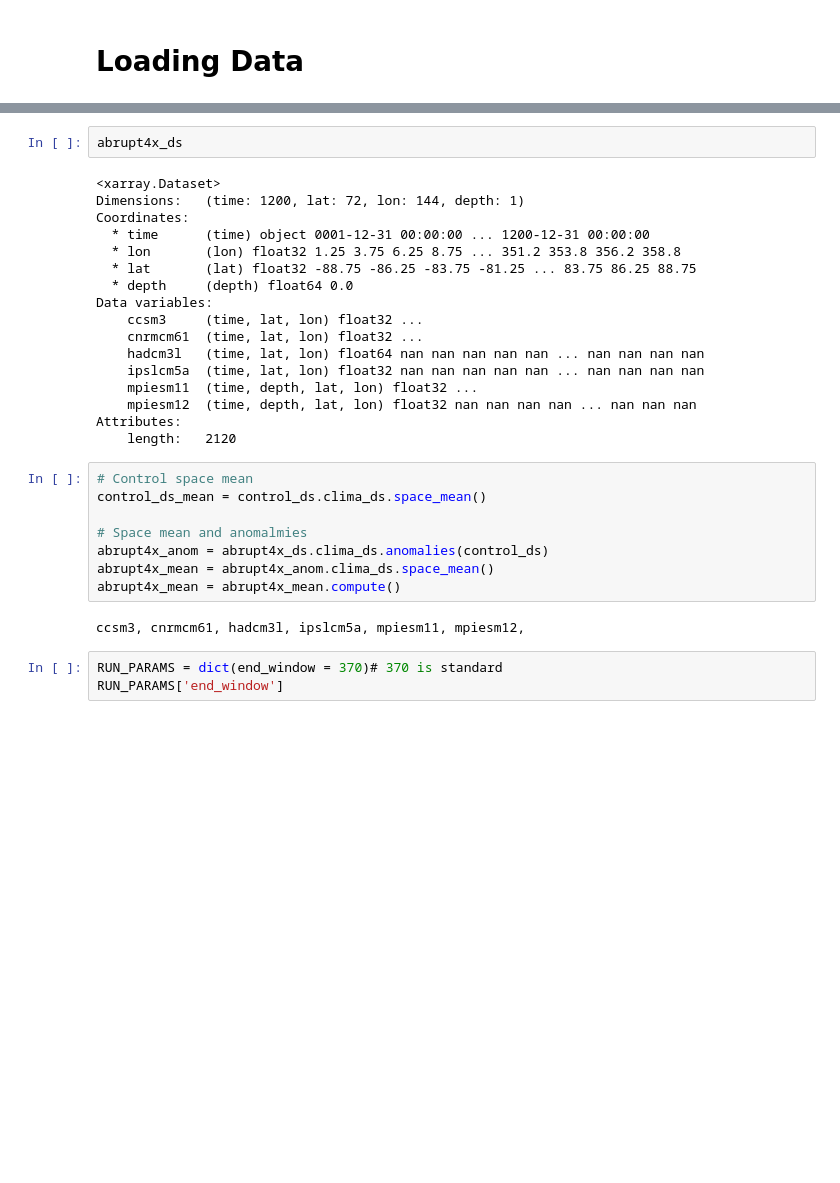
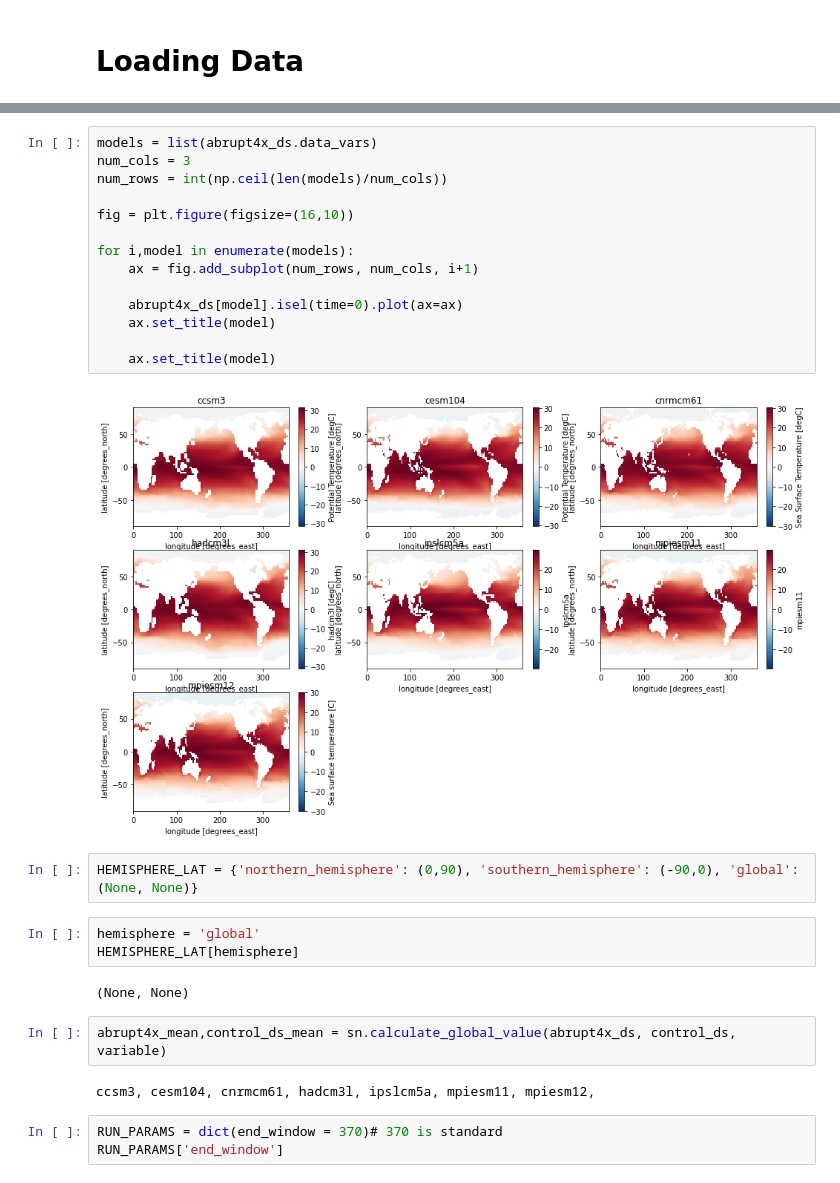
Before and after one commit to alexborowiak/PhD, a Jupyter notebook: longrunmip_03_mutimodel_mean_top_level_(nb27).ipynb, the cells around one changed output, grey strips where cells are left out. Drawn from its saved outputs; the diff is of its cells as text; blank space fills up the shorter version.

```diff
--- a/longrunmip_03_mutimodel_mean_top_level_(nb27).ipynb
+++ b/longrunmip_03_mutimodel_mean_top_level_(nb27).ipynb
@@ -114,32 +119,30 @@ Attributes:
-# %%
-abrupt4x_ds
-# %% [output]
-<xarray.Dataset>
-Dimensions:   (time: 1200, lat: 72, lon: 144, depth: 1)
-Coordinates:
-  * time      (time) object 0001-12-31 00:00:00 ... 1200-12-31 00:00:00
-  * lon       (lon) float32 1.25 3.75 6.25 8.75 ... 351.2 353.8 356.2 358.8
-  * lat       (lat) float32 -88.75 -86.25 -83.75 -81.25 ... 83.75 86.25 88.75
-  * depth     (depth) float64 0.0
-Data variables:
-    ccsm3     (time, lat, lon) float32 ...
-    cnrmcm61  (time, lat, lon) float32 ...
-    hadcm3l   (time, lat, lon) float64 nan nan nan nan nan ... nan nan nan nan
-    ipslcm5a  (time, lat, lon) float32 nan nan nan nan nan ... nan nan nan nan
-    mpiesm11  (time, depth, lat, lon) float32 ...
-    mpiesm12  (time, depth, lat, lon) float32 nan nan nan nan ... nan nan nan
-Attributes:
-    length:   2120
-# %%
-# Control space mean
-control_ds_mean = control_ds.clima_ds.space_mean()
-
-# Space mean and anomalmies
-abrupt4x_anom = abrupt4x_ds.clima_ds.anomalies(control_ds)
-abrupt4x_mean = abrupt4x_anom.clima_ds.space_mean()
-abrupt4x_mean = abrupt4x_mean.compute()
-# %% [output]
-ccsm3, cnrmcm61, hadcm3l, ipslcm5a, mpiesm11, mpiesm12,
+# %%
+models = list(abrupt4x_ds.data_vars)
+num_cols = 3
+num_rows = int(np.ceil(len(models)/num_cols))
+
+fig = plt.figure(figsize=(16,10))
+
+for i,model in enumerate(models):
+    ax = fig.add_subplot(num_rows, num_cols, i+1)
+
+    abrupt4x_ds[model].isel(time=0).plot(ax=ax)
+    ax.set_title(model)
+
+    ax.set_title(model)
+# %% [output]
+[figure, added]
+# %%
+HEMISPHERE_LAT = {'northern_hemisphere': (0,90), 'southern_hemisphere': (-90,0), 'global': (None, None)}
+# %%
+hemisphere = 'global'
+HEMISPHERE_LAT[hemisphere]
+# %% [output]
+(None, None)
+# %%
+abrupt4x_mean,control_ds_mean = sn.calculate_global_value(abrupt4x_ds, control_ds, variable)
+# %% [output]
+ccsm3, cesm104, cnrmcm61, hadcm3l, ipslcm5a, mpiesm11, mpiesm12,
 # %%
 RUN_PARAMS = dict(end_window = 370)# 370 is standard
 RUN_PARAMS['end_window']
```
Also changed, not shown: parts of 27 cells of this notebook, 34 other files.
